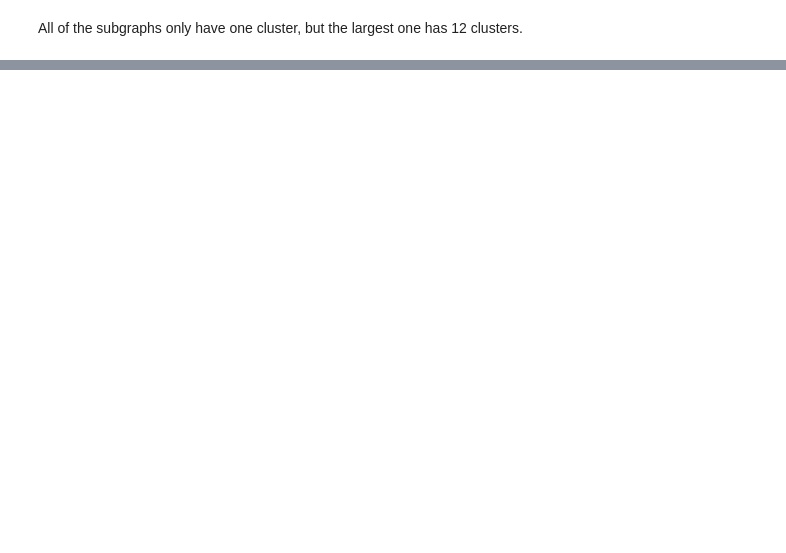
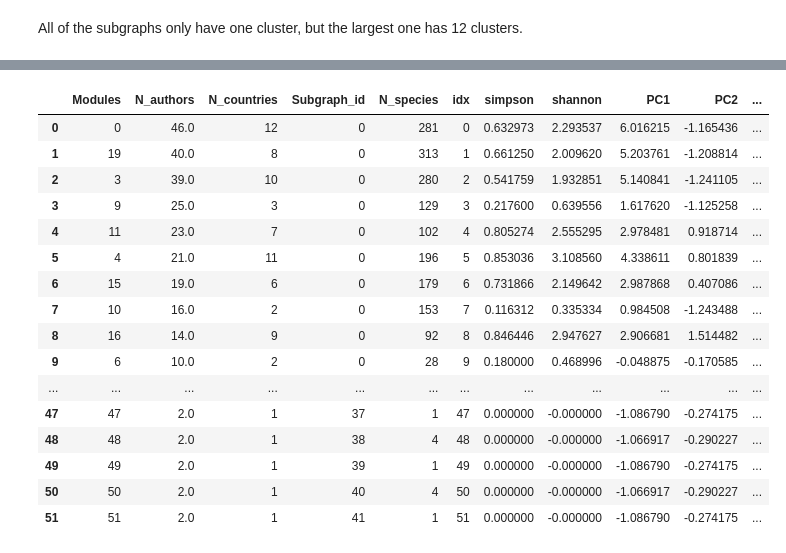
Before and after one commit to eunices/masters-thesis-code, a Jupyter notebook: 2019-09-24-coauthor-networkx/2019-11-07-coauthor-network-modularity.ipynb, the cells around one changed output, grey strips where cells are left out. Cells and saved outputs as stored; diff of their text form; code cells hidden in the pictures; blank space fills up the shorter version.

```diff
--- a/2019-09-24-coauthor-networkx/2019-11-07-coauthor-network-modularity.ipynb
+++ b/2019-09-24-coauthor-networkx/2019-11-07-coauthor-network-modularity.ipynb
@@ -253,2 +489,22 @@ countries_summary
+# %%
+countries_summary.sort_values('idx')
+# %% [output]
+|  | Modules | N_authors | N_countries | Subgraph_id | N_species | idx | simpson | shannon | PC1 | PC2 | ... |
+| 0 | 0 | 46.0 | 12 | 0 | 281 | 0 | 0.632973 | 2.293537 | 6.016215 | -1.165436 | ... |
+| 1 | 19 | 40.0 | 8 | 0 | 313 | 1 | 0.661250 | 2.009620 | 5.203761 | -1.208814 | ... |
+| 2 | 3 | 39.0 | 10 | 0 | 280 | 2 | 0.541759 | 1.932851 | 5.140841 | -1.241105 | ... |
+| 3 | 9 | 25.0 | 3 | 0 | 129 | 3 | 0.217600 | 0.639556 | 1.617620 | -1.125258 | ... |
+| 4 | 11 | 23.0 | 7 | 0 | 102 | 4 | 0.805274 | 2.555295 | 2.978481 | 0.918714 | ... |
+| 5 | 4 | 21.0 | 11 | 0 | 196 | 5 | 0.853036 | 3.108560 | 4.338611 | 0.801839 | ... |
+| 6 | 15 | 19.0 | 6 | 0 | 179 | 6 | 0.731866 | 2.149642 | 2.987868 | 0.407086 | ... |
+| 7 | 10 | 16.0 | 2 | 0 | 153 | 7 | 0.116312 | 0.335334 | 0.984508 | -1.243488 | ... |
+| 8 | 16 | 14.0 | 9 | 0 | 92 | 8 | 0.846446 | 2.947627 | 2.906681 | 1.514482 | ... |
+| 9 | 6 | 10.0 | 2 | 0 | 28 | 9 | 0.180000 | 0.468996 | -0.048875 | -0.170585 | ... |
+| ... | ... | ... | ... | ... | ... | ... | ... | ... | ... | ... | ... |
+| 47 | 47 | 2.0 | 1 | 37 | 1 | 47 | 0.000000 | -0.000000 | -1.086790 | -0.274175 | ... |
+| 48 | 48 | 2.0 | 1 | 38 | 4 | 48 | 0.000000 | -0.000000 | -1.066917 | -0.290227 | ... |
+| 49 | 49 | 2.0 | 1 | 39 | 1 | 49 | 0.000000 | -0.000000 | -1.086790 | -0.274175 | ... |
+| 50 | 50 | 2.0 | 1 | 40 | 4 | 50 | 0.000000 | -0.000000 | -1.066917 | -0.290227 | ... |
+| 51 | 51 | 2.0 | 1 | 41 | 1 | 51 | 0.000000 | -0.000000 | -1.086790 | -0.274175 | ... |
 # %%
 plt.figure(figsize=(8, 8))
```
Also changed, not shown: parts of 41 cells of this notebook, 1 other file.
